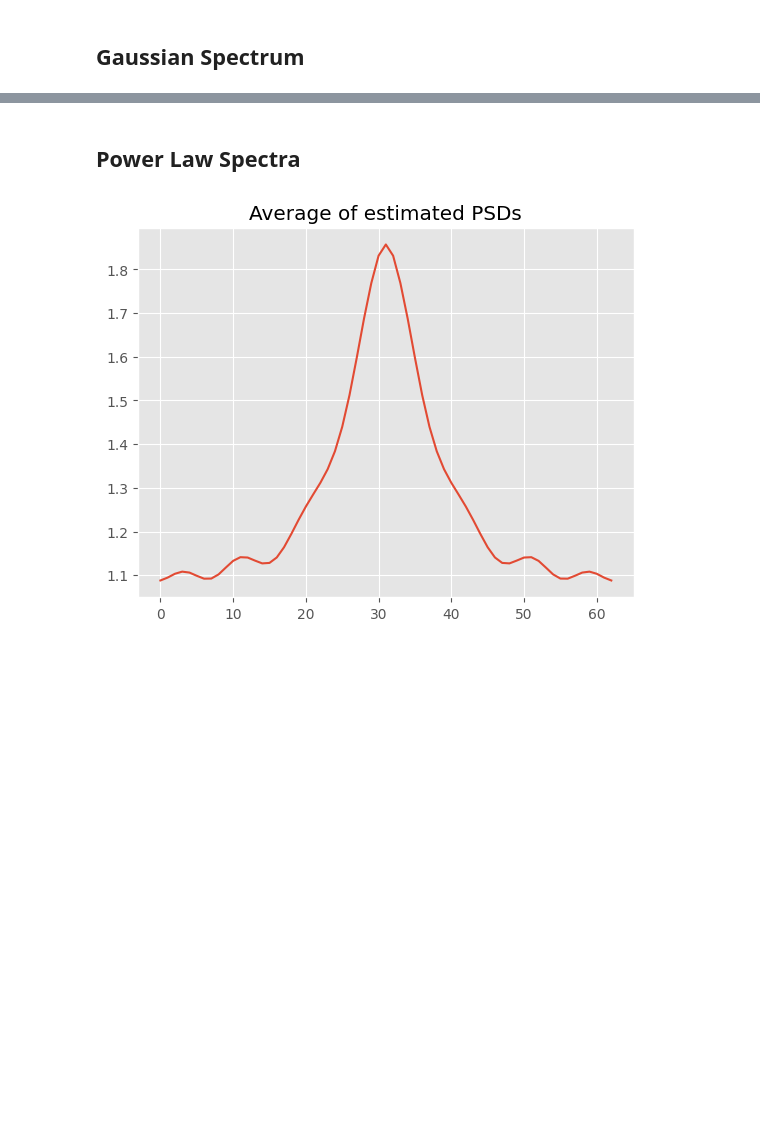
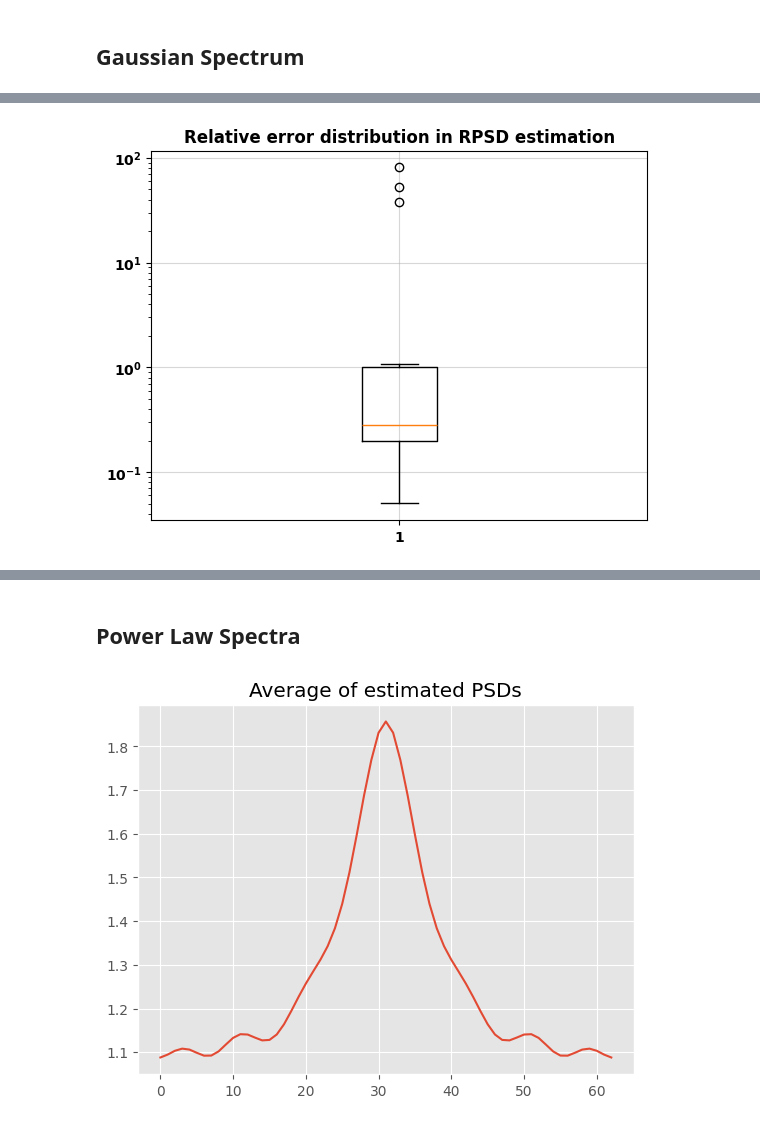
Before and after one commit to oppositecategory/3D_KLT, a Jupyter notebook: notebooks/simulation.ipynb, the cells around one changed output, grey strips where cells are left out. Saved outputs shown, nothing was run; the diff lists cells and outputs as text; code cells hidden in the pictures; blank space fills up the shorter version.

```diff
--- a/notebooks/simulation.ipynb
+++ b/notebooks/simulation.ipynb
@@ -69,3 +82,9 @@ ax[1,1].legend();
+# %%
+plt.title("Relative error distribution in RPSD estimation")
+plt.yscale('log')
+plt.boxplot(np.abs(true_rpsd - particle_psd)/np.abs(true_rpsd));
+# %% [output]
+[figure, added]
 # %%
 import scipy
 from scipy.special import legendre
```
Also changed, not shown: parts of 28 cells of this notebook.
